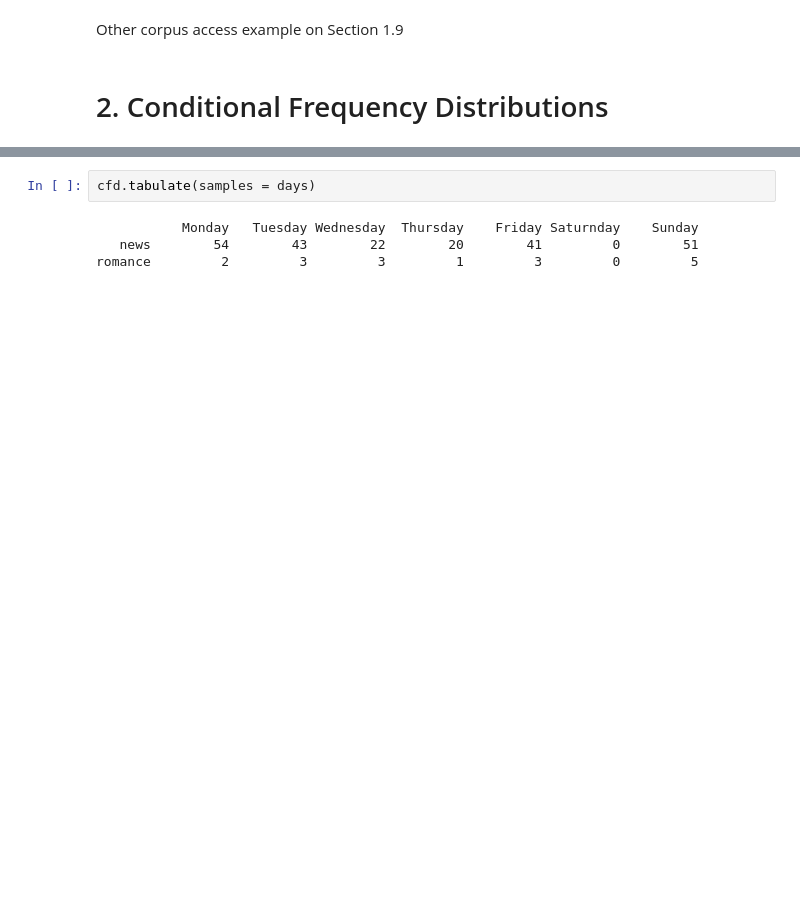
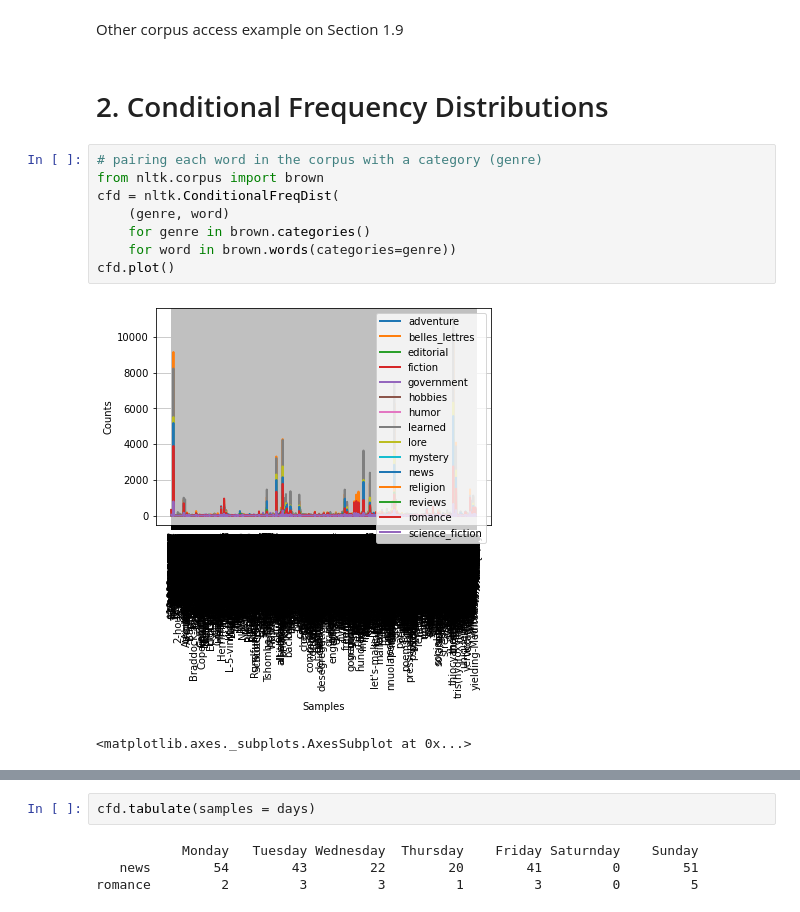
Before and after one commit to seidikun/nltk-book-jupyter, a Jupyter notebook: NLTK - Chapter 2.ipynb, the cells around one changed output, grey strips where cells are left out. Saved outputs shown, nothing was run; the diff lists cells and outputs as text; blank space fills up the shorter version.

```diff
--- a/NLTK - Chapter 2.ipynb
+++ b/NLTK - Chapter 2.ipynb
@@ -158,3 +289,14 @@ wordlists.words()
 Other corpus access example on Section 1.9
 # %% [markdown]
 # 2. Conditional Frequency Distributions
+# %%
+# pairing each word in the corpus with a category (genre)
+from nltk.corpus import brown
+cfd = nltk.ConditionalFreqDist(
+    (genre, word)
+    for genre in brown.categories()
+    for word in brown.words(categories=genre))
+cfd.plot()
+# %% [output]
+[figure, added]
+<matplotlib.axes._subplots.AxesSubplot at 0x...>
```
Also changed, not shown: parts of 47 cells of this notebook, 1 other file.
